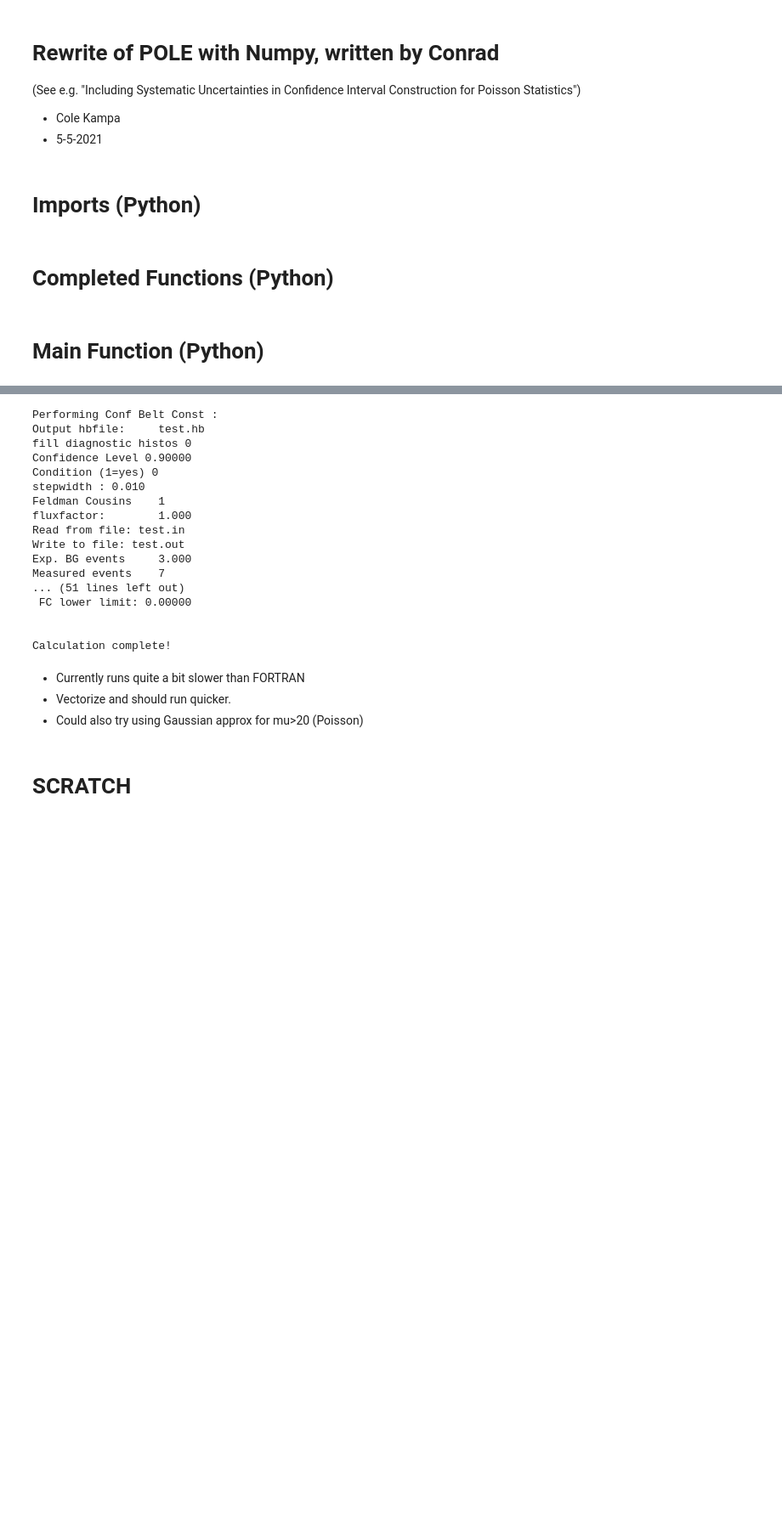
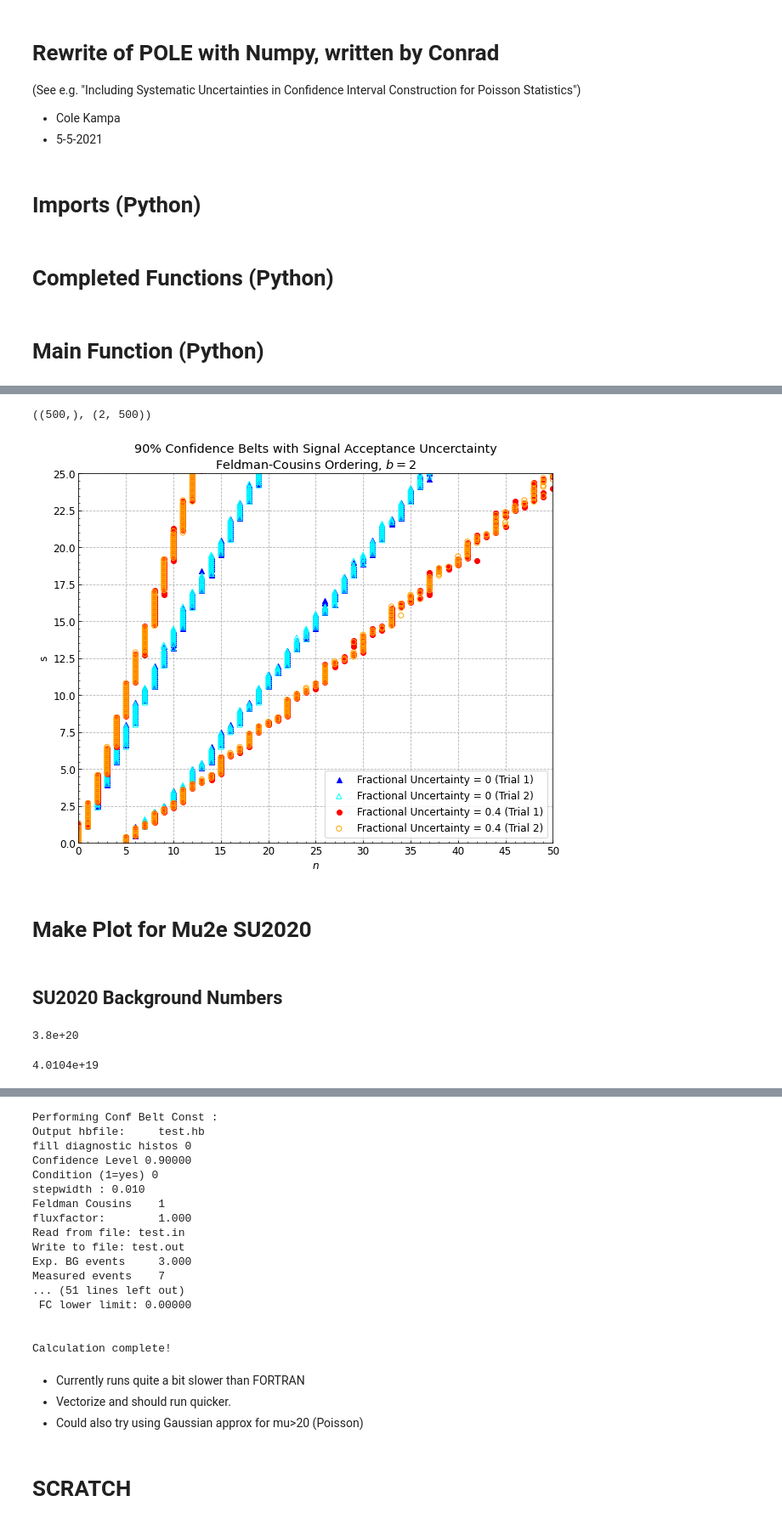
Before and after one commit to ckampa13/mu2e_utils, a Jupyter notebook: stats/notebooks/POLE_Rewrite_Numpy.ipynb, the cells around one changed output, grey strips where cells are left out. Shown at 85% size. Saved outputs shown, nothing was run; the diff lists cells and outputs as text; code cells hidden in the pictures; blank space fills up the shorter version.

Commit message:
Added standalone script. Example plots and fine-grained calculations for Mu2e SU2020 added.

```diff
--- a/stats/notebooks/POLE_Rewrite_Numpy.ipynb
+++ b/stats/notebooks/POLE_Rewrite_Numpy.ipynb
@@ -450,0 +442,8 @@ Calculation complete!
+# %%
+N_exp = int(1e5)
+# %%
+# no signal uncertainty
+mus, Philow, Phihigh, n_limit, matrix, fluxarray, nent, steps = main(ini_file='data/fig2_no_sys.ini',
+                                                                     N_exp=N_exp)
+mus2, Philow2, Phihigh2, n_limit2, matrix2, fluxarray2, nent2, steps2 = main(ini_file='data/fig2_no_sys.ini',
+                                                                             N_exp=N_exp)
@@ -450,0 +468,6 @@ Calculation complete!
+# %%
+# signal uncertainty
+mus_, Philow_, Phihigh_, n_limit_, matrix_, fluxarray_, nent_, steps_ = main(ini_file='data/fig2_sys.ini',
+                                                                             N_exp=N_exp)
+mus_2, Philow_2, Phihigh_2, n_limit_2, matrix_2, fluxarray_2, nent_2, steps_2 = main(ini_file='data/fig2_sys.ini',
+                                                                                     N_exp=N_exp)
@@ -450,0 +494,4 @@ Calculation complete!
+# %%
+mus.shape, n_limit.shape
+# %% [output]
+((500,), (2, 500))
@@ -450,0 +505,35 @@ Calculation complete!
+# %%
+#fig, ax = plt.subplots(figsize=(10,8))
+fig, ax = plt.subplots()
+ax.scatter(n_limit[0,:], mus, c='blue', marker='^',
+           label=r'Fractional Uncertainty = 0 (Trial 1)')
+ax.scatter(n_limit[1,:], mus, c='blue', marker='^')
+ax.scatter(n_limit2[0,:], mus2, marker='^', facecolors='none', edgecolors='cyan',
+           label=r'Fractional Uncertainty = 0 (Trial 2)')
+ax.scatter(n_limit2[1,:], mus2, marker='^', facecolors='none', edgecolors='cyan')
+ax.scatter(n_limit_[0,:], mus_, c='red',
+           label=r'Fractional Uncertainty = 0.4 (Trial 1)')
+ax.scatter(n_limit_[1,:], mus_, c='red')
+ax.scatter(n_limit_2[0,:], mus_2, marker='o', facecolors='none', edgecolors=f'orange',
+           label=r'Fractional Uncertainty = 0.4 (Trial 2)')
+ax.scatter(n_limit_2[1,:], mus_2, marker='o', facecolors='none', edgecolors=f'orange')
+ax.set_xlim([0,50])
+ax.set_ylim([0,25])
+ax.set_xticks(np.arange(0, 55, 5))
+ax.set_yticks(np.arange(0, 27.5, 2.5))
+ax.xaxis.set_minor_locator(AutoMinorLocator())
+ax.yaxis.set_minor_locator(AutoMinorLocator())
+ax.tick_params(direction='in', which='both')
+ax.set_xlabel(r'$n$')
+# ax.set_ylabel(r'$\mu$');
+ax.set_ylabel('s');
+ax.set_title('90% Confidence Belts with Signal Acceptance Uncerctainty\n'+r'Feldman-Cousins Ordering, $b = 2$')
+ax.legend()
+fig.savefig('fig2_recreate.png', transparent=False)
+fig.savefig('fig2_recreate.pdf', transparent=False)
+# %% [output]
+[figure, added]
+# %% [markdown]
+# Make Plot for Mu2e SU2020
+# %% [markdown]
+## SU2020 Background Numbers
@@ -450,0 +562,8 @@ Calculation complete!
+# %%
+3.8e20
+# %% [output]
+3.8e+20
+# %%
+3.6e20 * signal_acceptance
+# %% [output]
+4.0104e+19
```
Also changed, not shown: parts of 44 cells of this notebook, 31 other files.
